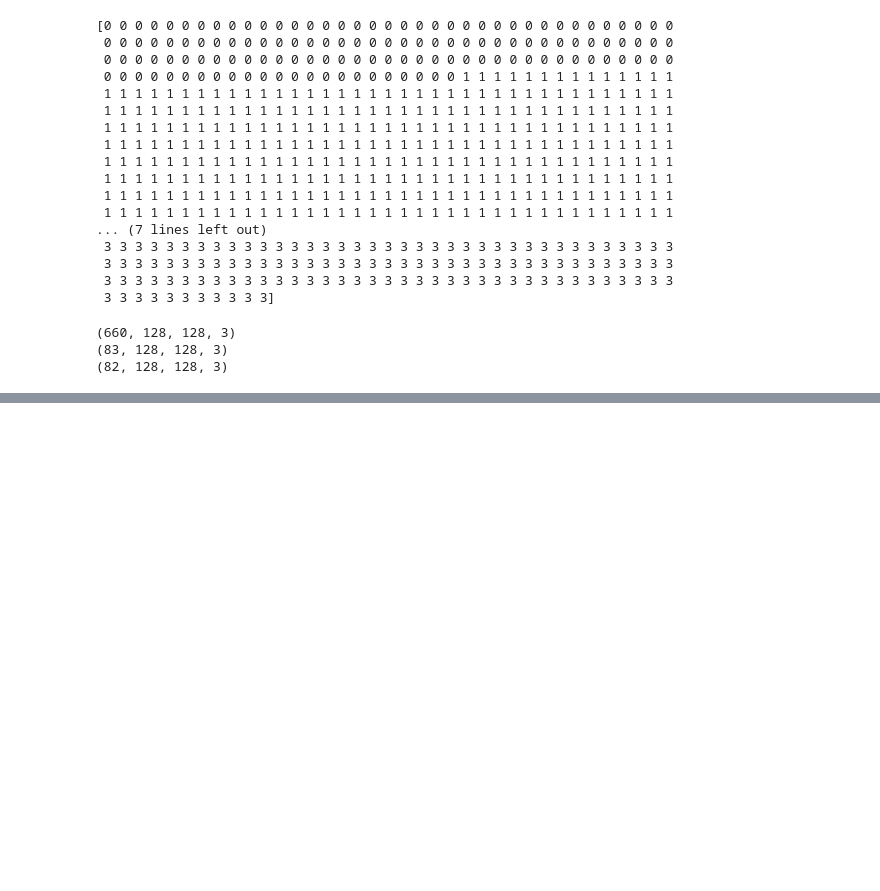
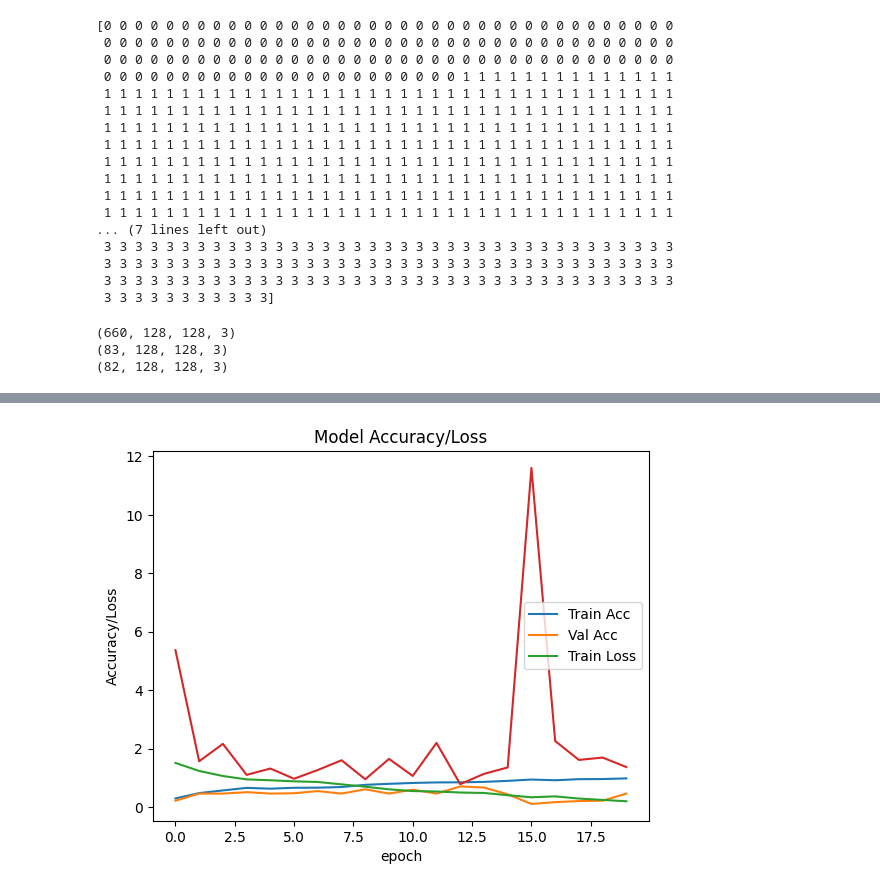
Before and after one commit to Snrbsk/btk-manisa-yapayZeka, a Jupyter notebook: day-9/CNN.ipynb, the cells around one changed output, grey strips where cells are left out. Drawn from its saved outputs; the diff is of its cells as text; code cells hidden in the pictures; blank space fills up the shorter version.

```diff
--- a/day-9/CNN.ipynb
+++ b/day-9/CNN.ipynb
@@ -73,3 +73,28 @@ print(XVal.shape)
 (660, 128, 128, 3)
 (83, 128, 128, 3)
 (82, 128, 128, 3)
+# %%
+import tensorflow as tf
+from tensorflow.keras import  layers, models
+
+model = models.Sequential()
+
+model.add(layers.Conv2D(256,(3,3), activation="relu", input_shape = (128,128,3)))
+model.add(layers.MaxPooling2D((2,2)))
+model.add(layers.Conv2D(128,(3,3), activation="relu"))
+model.add(layers.MaxPooling2D((2,2)))
+
+model.add(layers.Flatten())
+
+model.add(layers.Dense(64, activation= "relu"))
+model.add(layers.BatchNormalization())
+model.add(layers.Dropout(0.2))
+
+model.add(layers.Dense(4, activation="softmax"))
+
+model.summary()
+
+#adam yerine rmsprop?
+model.compile(optimizer='adam', loss = tf.keras.losses.SparseCategoricalCrossentropy(from_logits=True),
+    metrics=['accuracy'])
+history = model.fit(XTrain, yTrain, epochs=20, validation_data=(XVal,yVal))
@@ -75,0 +141,13 @@ print(XVal.shape)
+# %%
+import matplotlib.pyplot as plt
+plt.plot(history.history['accuracy'])
+plt.plot(history.history['val_accuracy'])
+plt.plot(history.history['loss'])
+plt.plot(history.history['val_loss'])
+plt.title('Model Accuracy/Loss')
+plt.ylabel('Accuracy/Loss')
+plt.xlabel('epoch')
+plt.legend(['Train Acc','Val Acc','Train Loss'], loc='center right')
+plt.show()
+# %% [output]
+[figure, added]
```
Also changed, not shown: parts of 2 cells of this notebook.
